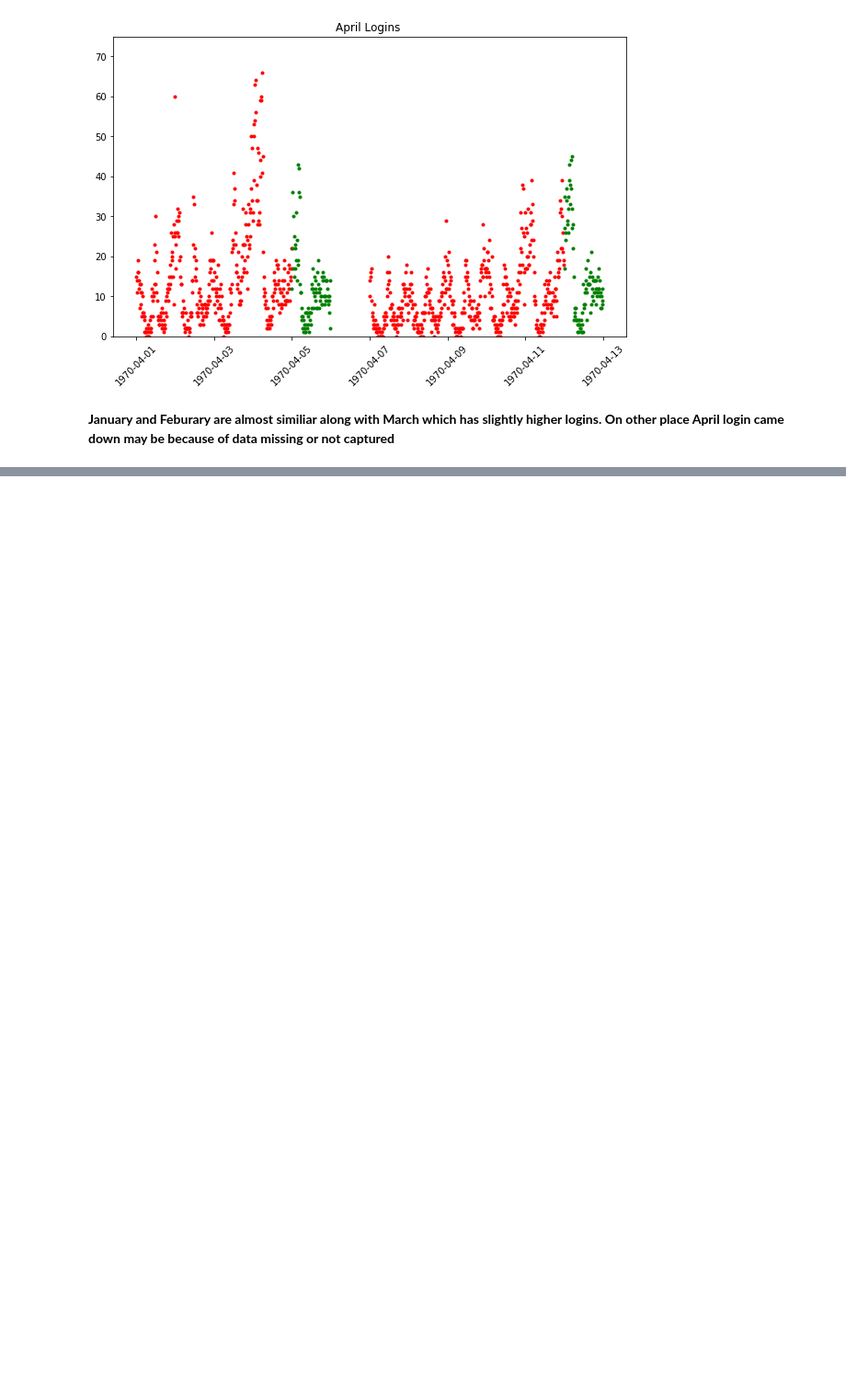
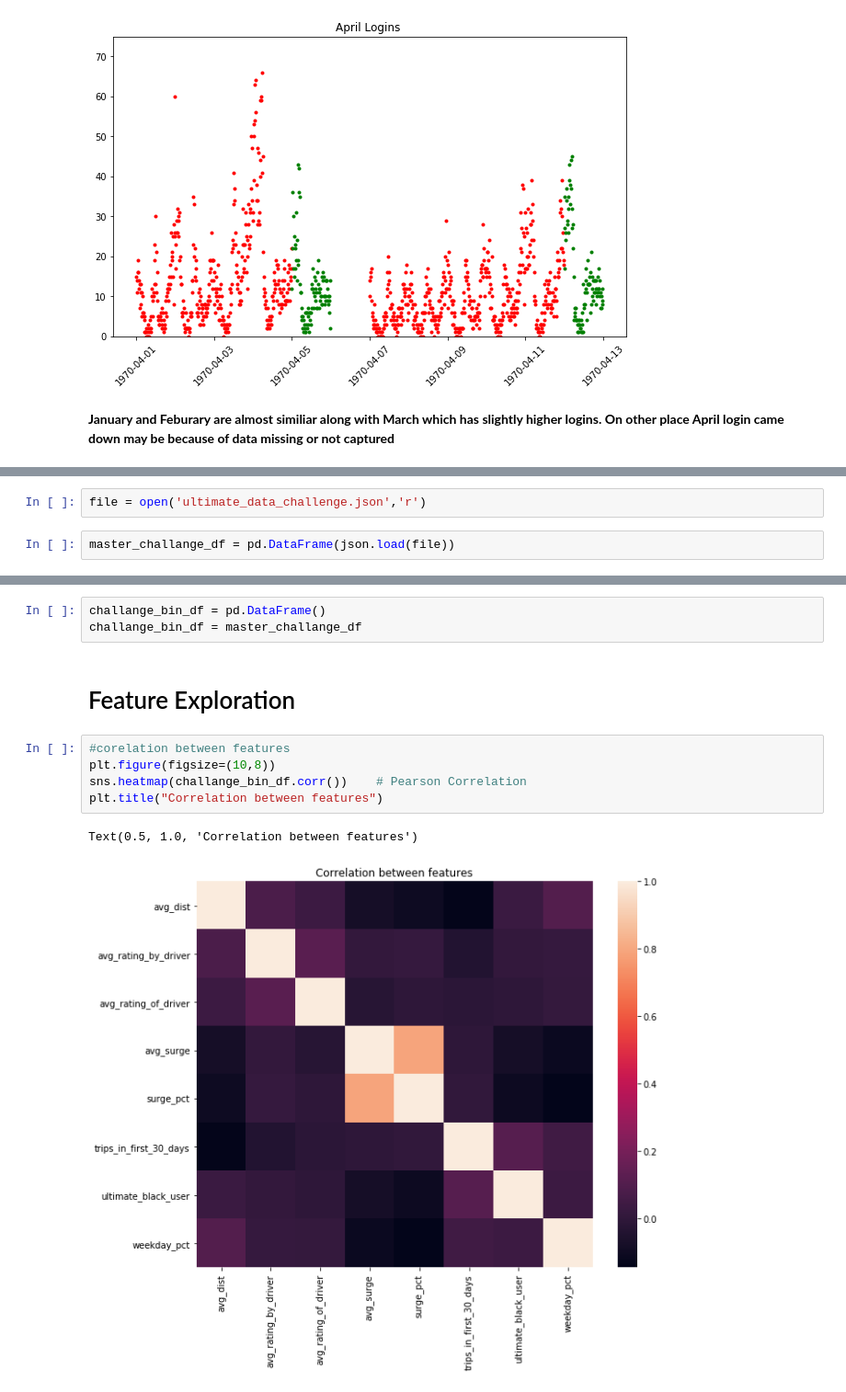
Before and after one commit to warriorgithub/datascience, a Jupyter notebook: projects/ultimate_challenge/Ultimate_Challange.ipynb, the cells around one changed output, grey strips where cells are left out. Shown at 92% size. Saved outputs shown, nothing was run; the diff lists cells and outputs as text; blank space fills up the shorter version.

```diff
--- a/projects/ultimate_challenge/Ultimate_Challange.ipynb
+++ b/projects/ultimate_challenge/Ultimate_Challange.ipynb
@@ -141,0 +213,4 @@ trends(apr_df, 'April Logins ')
+# %%
+file = open('ultimate_data_challenge.json','r')
+# %%
+master_challange_df = pd.DataFrame(json.load(file))
@@ -141,0 +275,13 @@ trends(apr_df, 'April Logins ')
+# %%
+challange_bin_df = pd.DataFrame()
+challange_bin_df = master_challange_df
+# %% [markdown]
+# Feature Exploration
+# %%
+#corelation between features
+plt.figure(figsize=(10,8))
+sns.heatmap(challange_bin_df.corr())    # Pearson Correlation
+plt.title("Correlation between features")
+# %% [output]
+Text(0.5, 1.0, 'Correlation between features')
+[figure, added]
```
Also changed, not shown: parts of 80 cells of this notebook.
